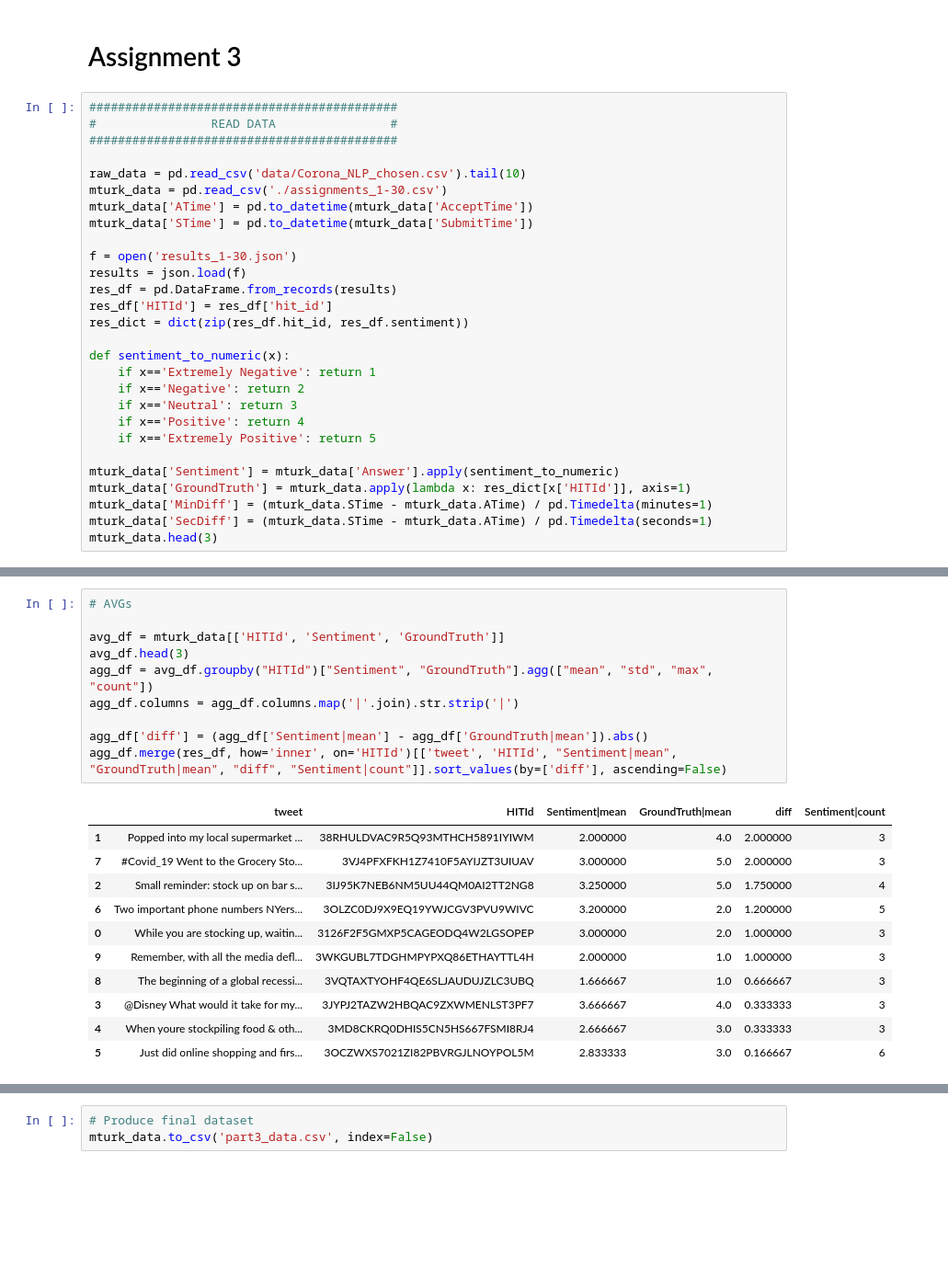
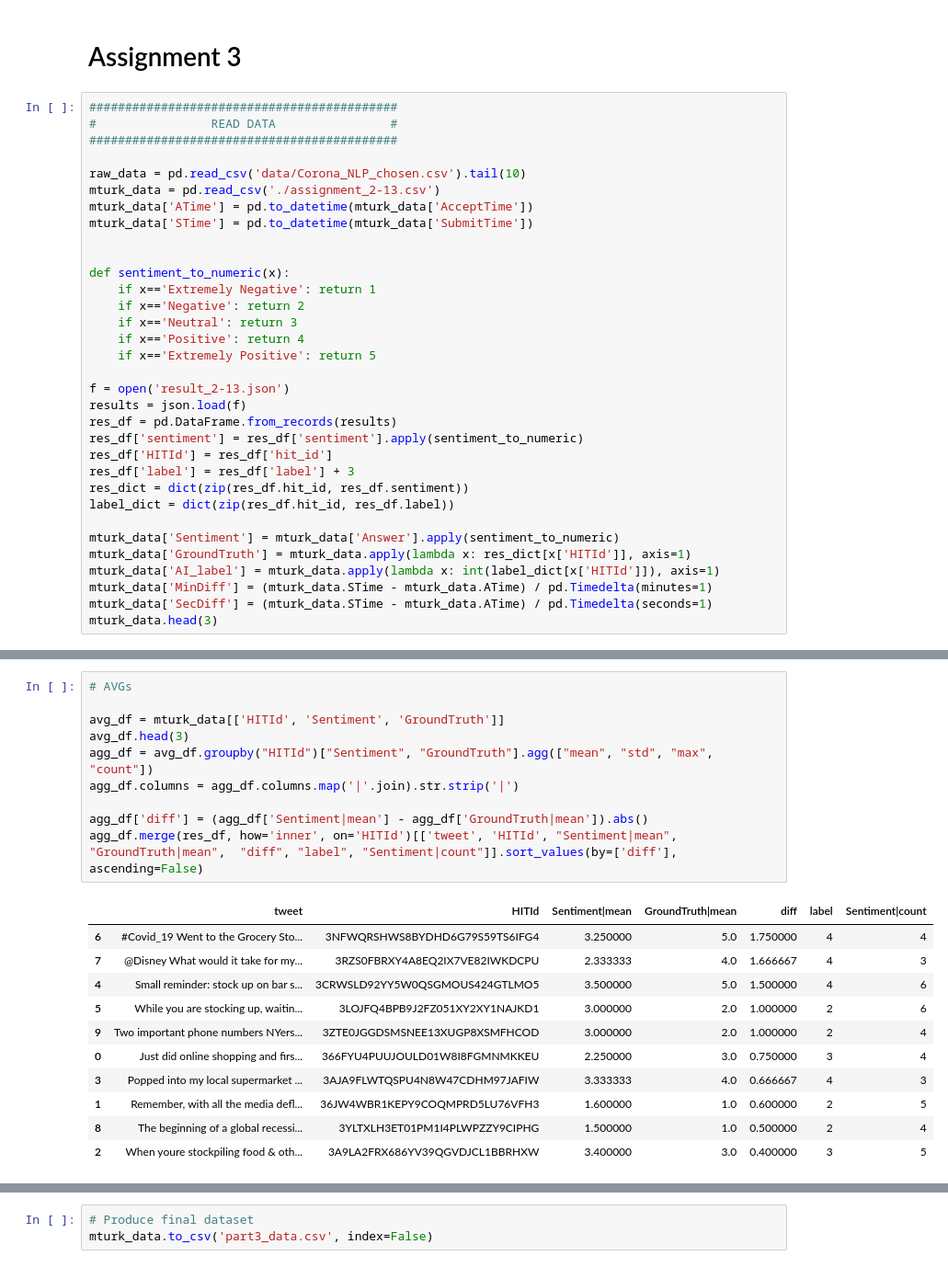
Before and after one commit to chriskok/EECS598, a Jupyter notebook: data_analysis.ipynb, the cells around one changed output, grey strips where cells are left out. Shown at 92% size. Drawn from its saved outputs; the diff is of its cells as text; blank space fills up the shorter version.

Commit message:
Added assign 3 analysis

```diff
--- a/data_analysis.ipynb
+++ b/data_analysis.ipynb
@@ -256,15 +256,10 @@ mturk_data.to_csv('part2_data.csv', index=False)
 ###########################################
 
 raw_data = pd.read_csv('data/Corona_NLP_chosen.csv').tail(10)
-mturk_data = pd.read_csv('./assignments_1-30.csv')
+mturk_data = pd.read_csv('./assignment_2-13.csv')
 mturk_data['ATime'] = pd.to_datetime(mturk_data['AcceptTime'])
 mturk_data['STime'] = pd.to_datetime(mturk_data['SubmitTime'])
 
-f = open('results_1-30.json')
-results = json.load(f)
-res_df = pd.DataFrame.from_records(results)
-res_df['HITId'] = res_df['hit_id']
-res_dict = dict(zip(res_df.hit_id, res_df.sentiment))
 
 def sentiment_to_numeric(x):
     if x=='Extremely Negative': return 1
@@ -273,8 +268,18 @@ def sentiment_to_numeric(x):
     if x=='Positive': return 4
     if x=='Extremely Positive': return 5
 
+f = open('result_2-13.json')
+results = json.load(f)
+res_df = pd.DataFrame.from_records(results)
+res_df['sentiment'] = res_df['sentiment'].apply(sentiment_to_numeric)
+res_df['HITId'] = res_df['hit_id']
+res_df['label'] = res_df['label'] + 3
+res_dict = dict(zip(res_df.hit_id, res_df.sentiment))
+label_dict = dict(zip(res_df.hit_id, res_df.label))
+
 mturk_data['Sentiment'] = mturk_data['Answer'].apply(sentiment_to_numeric)
 mturk_data['GroundTruth'] = mturk_data.apply(lambda x: res_dict[x['HITId']], axis=1)
+mturk_data['AI_label'] = mturk_data.apply(lambda x: int(label_dict[x['HITId']]), axis=1)
 mturk_data['MinDiff'] = (mturk_data.STime - mturk_data.ATime) / pd.Timedelta(minutes=1)
 mturk_data['SecDiff'] = (mturk_data.STime - mturk_data.ATime) / pd.Timedelta(seconds=1)
 mturk_data.head(3)
@@ -286,25 +291,25 @@ mturk_data.head(3)
 # %%
 # AVGs
 
 avg_df = mturk_data[['HITId', 'Sentiment', 'GroundTruth']]
 avg_df.head(3)
 agg_df = avg_df.groupby("HITId")["Sentiment", "GroundTruth"].agg(["mean", "std", "max", "count"])
 agg_df.columns = agg_df.columns.map('|'.join).str.strip('|')
 
 agg_df['diff'] = (agg_df['Sentiment|mean'] - agg_df['GroundTruth|mean']).abs()
-agg_df.merge(res_df, how='inner', on='HITId')[['tweet', 'HITId', "Sentiment|mean", "GroundTruth|mean", "diff", "Sentiment|count"]].sort_values(by=['diff'], ascending=False)
+agg_df.merge(res_df, how='inner', on='HITId')[['tweet', 'HITId', "Sentiment|mean", "GroundTruth|mean",  "diff", "label", "Sentiment|count"]].sort_values(by=['diff'], ascending=False)
 # %% [output]
-|  | tweet | HITId | Sentiment|mean | GroundTruth|mean | diff | Sentiment|count |
-| 1 | Popped into my local supermarket ... | 38RHULDVAC9R5Q93MTHCH5891IYIWM | 2.000000 | 4.0 | 2.000000 | 3 |
-| 7 | #Covid_19 Went to the Grocery Sto... | 3VJ4PFXFKH1Z7410F5AYIJZT3UIUAV | 3.000000 | 5.0 | 2.000000 | 3 |
-| 2 | Small reminder: stock up on bar s... | 3IJ95K7NEB6NM5UU44QM0AI2TT2NG8 | 3.250000 | 5.0 | 1.750000 | 4 |
-| 6 | Two important phone numbers NYers... | 3OLZC0DJ9X9EQ19YWJCGV3PVU9WIVC | 3.200000 | 2.0 | 1.200000 | 5 |
-| 0 | While you are stocking up, waitin... | 3126F2F5GMXP5CAGEODQ4W2LGSOPEP | 3.000000 | 2.0 | 1.000000 | 3 |
-| 9 | Remember, with all the media defl... | 3WKGUBL7TDGHMPYPXQ86ETHAYTTL4H | 2.000000 | 1.0 | 1.000000 | 3 |
-| 8 | The beginning of a global recessi... | 3VQTAXTYOHF4QE6SLJAUDUJZLC3UBQ | 1.666667 | 1.0 | 0.666667 | 3 |
-| 3 | @Disney What would it take for my... | 3JYPJ2TAZW2HBQAC9ZXWMENLST3PF7 | 3.666667 | 4.0 | 0.333333 | 3 |
-| 4 | When youre stockpiling food & oth... | 3MD8CKRQ0DHIS5CN5HS667FSMI8RJ4 | 2.666667 | 3.0 | 0.333333 | 3 |
-| 5 | Just did online shopping and firs... | 3OCZWXS7021ZI82PBVRGJLNOYPOL5M | 2.833333 | 3.0 | 0.166667 | 6 |
+|  | tweet | HITId | Sentiment|mean | GroundTruth|mean | diff | label | Sentiment|count |
+| 6 | #Covid_19 Went to the Grocery Sto... | 3NFWQRSHWS8BYDHD6G79S59TS6IFG4 | 3.250000 | 5.0 | 1.750000 | 4 | 4 |
+| 7 | @Disney What would it take for my... | 3RZS0FBRXY4A8EQ2IX7VE82IWKDCPU | 2.333333 | 4.0 | 1.666667 | 4 | 3 |
+| 4 | Small reminder: stock up on bar s... | 3CRWSLD92YY5W0QSGMOUS424GTLMO5 | 3.500000 | 5.0 | 1.500000 | 4 | 6 |
+| 5 | While you are stocking up, waitin... | 3LOJFQ4BPB9J2FZ051XY2XY1NAJKD1 | 3.000000 | 2.0 | 1.000000 | 2 | 6 |
+| 9 | Two important phone numbers NYers... | 3ZTE0JGGDSMSNEE13XUGP8XSMFHCOD | 3.000000 | 2.0 | 1.000000 | 2 | 4 |
+| 0 | Just did online shopping and firs... | 366FYU4PUUJOULD01W8I8FGMNMKKEU | 2.250000 | 3.0 | 0.750000 | 3 | 4 |
+| 3 | Popped into my local supermarket ... | 3AJA9FLWTQSPU4N8W47CDHM97JAFIW | 3.333333 | 4.0 | 0.666667 | 4 | 3 |
+| 1 | Remember, with all the media defl... | 36JW4WBR1KEPY9COQMPRD5LU76VFH3 | 1.600000 | 1.0 | 0.600000 | 2 | 5 |
+| 8 | The beginning of a global recessi... | 3YLTXLH3ET01PM1I4PLWPZZY9CIPHG | 1.500000 | 1.0 | 0.500000 | 2 | 4 |
+| 2 | When youre stockpiling food & oth... | 3A9LA2FRX686YV39QGVDJCL1BBRHXW | 3.400000 | 3.0 | 0.400000 | 3 | 5 |
 # %%
 # STD DEV
 
```
Also changed, not shown: parts of 4 cells of this notebook, 2 other files.
